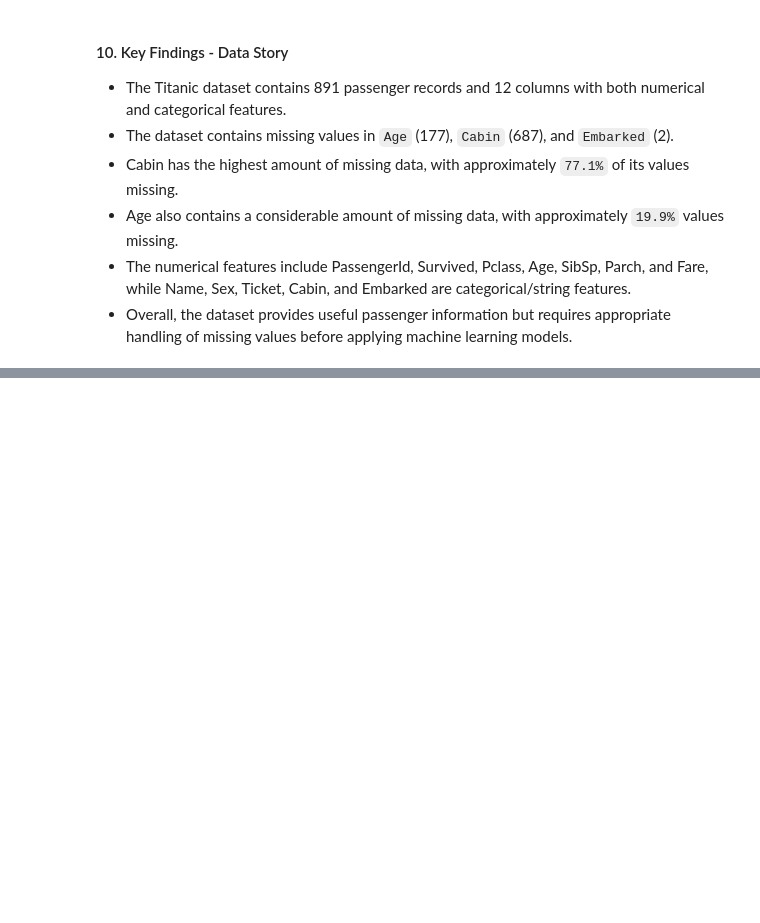
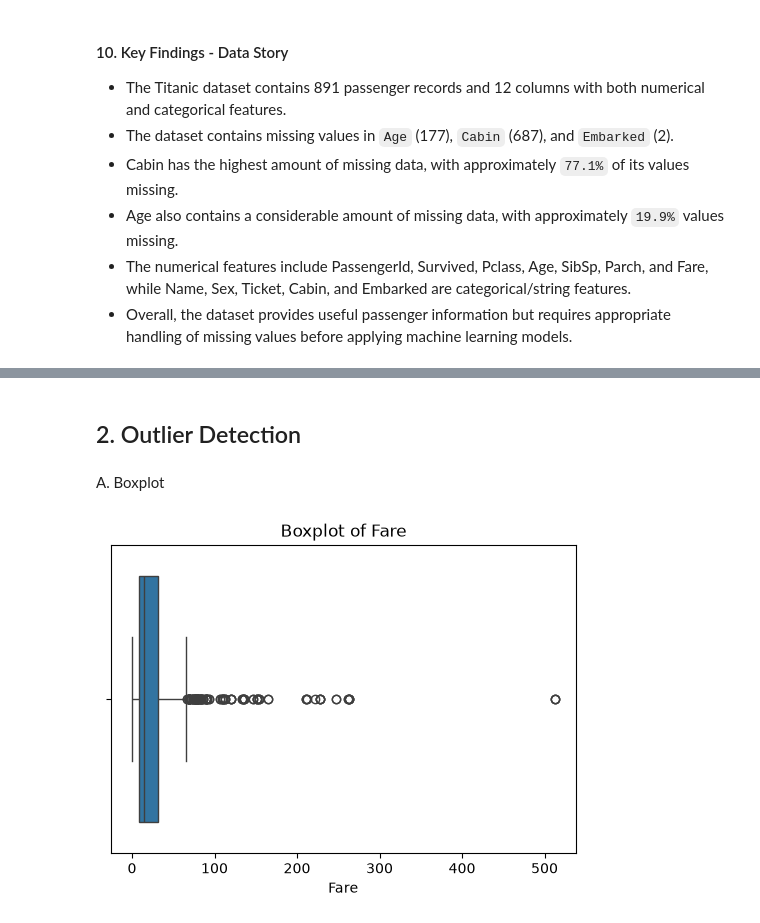
Before and after one commit to Ahsanali18/neurofive-ml-track, a Jupyter notebook: notebooks/01_titanic_eda.ipynb, the cells around one changed output, grey strips where cells are left out. Cells and saved outputs as stored; diff of their text form; code cells hidden in the pictures; blank space fills up the shorter version.

Commit message:
Task 2: handled missing values, detected outliers, added visualizations

```diff
--- a/notebooks/01_titanic_eda.ipynb
+++ b/notebooks/01_titanic_eda.ipynb
@@ -153,0 +156,2 @@ Categorical Columns: ['Name', 'Sex', 'Ticket', 'Cabin', 'Embarked']
+# %%
+titanic_cleaned = titanic_data.copy()
@@ -153,0 +169,6 @@ Categorical Columns: ['Name', 'Sex', 'Ticket', 'Cabin', 'Embarked']
+# %%
+titanic_cleaned['Age'] = titanic_cleaned['Age'].fillna(titanic_cleaned['Age'].median())
+titanic_cleaned['Embarked'] = titanic_cleaned['Embarked'].fillna(titanic_cleaned['Embarked'].mode()[0])
+titanic_cleaned = titanic_cleaned.drop(columns=['Cabin'])
+
+titanic_cleaned.isnull().sum()
@@ -153,0 +193,11 @@ Categorical Columns: ['Name', 'Sex', 'Ticket', 'Cabin', 'Embarked']
+# %% [markdown]
+## 2. Outlier Detection
+# %% [markdown]
+A. Boxplot
+# %%
+plt.figure(figsize=(6,4))
+sns.boxplot(x=titanic_cleaned['Fare'])
+plt.title('Boxplot of Fare')
+plt.show()
+# %% [output]
+[figure, added]
```
Also changed, not shown: parts of 16 cells of this notebook.
